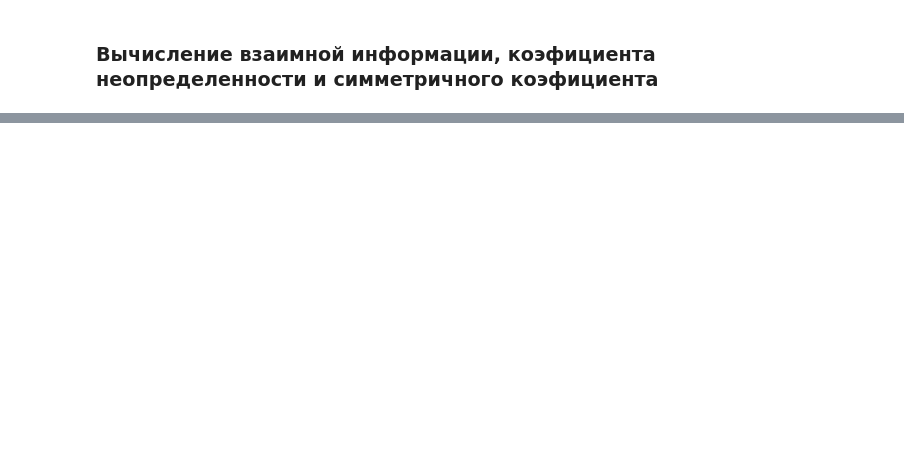
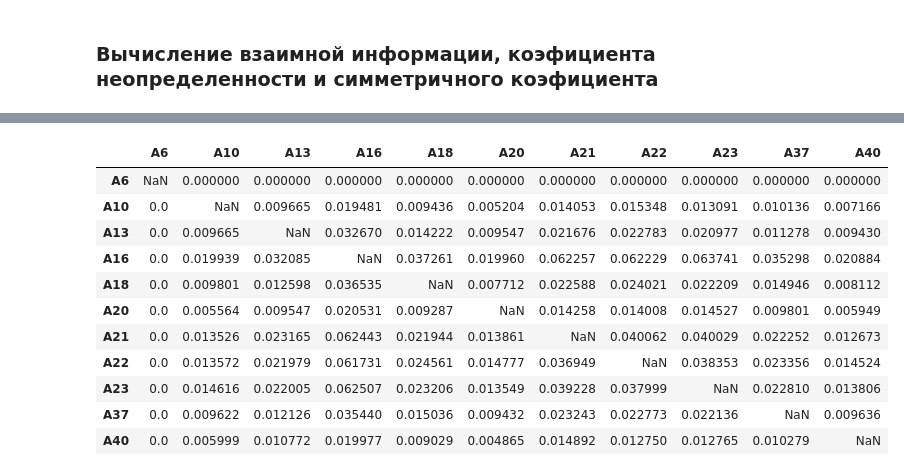
Before and after one commit to catelyn-austen/nstu, a Jupyter notebook: SAND/lab_1/lab_1.ipynb, the cells around one changed output, grey strips where cells are left out. Saved outputs shown, nothing was run; the diff lists cells and outputs as text; code cells hidden in the pictures; blank space fills up the shorter version.

```diff
--- a/SAND/lab_1/lab_1.ipynb
+++ b/SAND/lab_1/lab_1.ipynb
@@ -77,11 +90,11 @@ df_1.head()
 # Проведем дискретизацию с равной частотой количественных данных
 quantiles = [0, 0.2, 0.4, 0.6, 0.8, 1]
 
-for column in df_2:
+for column in df_1.columns[6::]:
     if column != 'A40':
 
         # Получение уникальных квантилей
-        q = df_2[column].quantile(quantiles)
+        q = df_1[column].quantile(quantiles)
         unique_quantiles = q.unique()
         print(unique_quantiles)
 
@@ -89,7 +102,7 @@ for column in df_2:
         arr = []
 
         # сравнение каждого значения дф с границами инт-лов
-        for value in df_2[column]:
+        for value in df_1[column]:
             for i in range(len(unique_quantiles)):
                 if i == 0 and unique_quantiles[i] <= value <= unique_quantiles[i+1]:
                     arr.append(i+1)
@@ -98,11 +111,11 @@ for column in df_2:
                     arr.append(i+1)
 
         # создание нового столбца
-        df_2[f'{column}_dis'] = arr
+        df_1[column] = arr
 
 
 # Вывод результата
-print(df_2)
+df_1.head()
 # %% [output]
 [25.  37.5 40.  47.  50.  72.5]
 [35. 43. 48. 54. 58. 72.]
@@ -207,5 +226,5 @@ A40  0.0  0.027052  0.017369  0.091931  0.002080  0.002237       NaN
 # %%
-# расчет коэф-та неопределенности и симметричный коэф-т
+# расчет коэф-та неопределенности
 
 df_uc = pd.DataFrame(np.zeros((len(columns), len(columns))), index=columns, columns=columns)
 df_su = pd.DataFrame(np.zeros((len(columns), len(columns))), index=columns, columns=columns)
@@ -226,20 +245,8 @@ for x_i in range(len(uniq)):
                 H_y += py * math.log2(py)
             if H_y != 0:
                 df_uc.loc[col1, col2] = df_mi[col1][col2] / -H_y
-
-            # симметричный коэф-т
-            #su = 2 * df_mi[col1][col2] / (df_mi[col1][col1] + df_mi[col2][col2])
-
-            H_x = 0
-            for x in uniq[x_i]:
-                # по формуле из лекции считаем энтропию отклика H(кси)
-                px = len(df_1[df_1[col1] == x]) / 500
-                H_x += px * math.log2(px)
-            df_su.loc[col1, col2] = df_mi[col1][col2] / (-H_x - H_y)
-
         else:
             df_uc.loc[col1, col2] = None
-            df_su.loc[col1, col2] = None
 
-print(df_uc, "\n", df_su)
+print(df_uc)
 # %% [output]
@@ -261,0 +270,15 @@ A40  0.0  0.014002  0.014409  0.023712  0.000903  0.001178       NaN
+# %%
+# расчет коэф-та неопределенности и симметричный коэф-т
+
+for x_i in range(len(uniq)):
+    col1 = columns[x_i]
+    for y_i in range(len(uniq)):
+        col2 = columns[y_i]
+
+        if col1 != col2:
+            df_su.loc[col1, col2] = 2 / (1 / df_uc[col1][col2] + 1 / df_uc[col2][col1])
+
+        else:
+            df_su.loc[col1, col2] = None
+
+print(df_su)
@@ -261,0 +412,15 @@ A40  0.0  0.014002  0.014409  0.023712  0.000903  0.001178       NaN
+# %%
+df_q_mi
+# %% [output]
+|  | A6 | A10 | A13 | A16 | A18 | A20 | A21 | A22 | A23 | A37 | A40 |
+| A6 | NaN | 0.000000 | 0.000000 | 0.000000 | 0.000000 | 0.000000 | 0.000000 | 0.000000 | 0.000000 | 0.000000 | 0.000000 |
+| A10 | 0.0 | NaN | 0.009665 | 0.019481 | 0.009436 | 0.005204 | 0.014053 | 0.015348 | 0.013091 | 0.010136 | 0.007166 |
+| A13 | 0.0 | 0.009665 | NaN | 0.032670 | 0.014222 | 0.009547 | 0.021676 | 0.022783 | 0.020977 | 0.011278 | 0.009430 |
+| A16 | 0.0 | 0.019939 | 0.032085 | NaN | 0.037261 | 0.019960 | 0.062257 | 0.062229 | 0.063741 | 0.035298 | 0.020884 |
+| A18 | 0.0 | 0.009801 | 0.012598 | 0.036535 | NaN | 0.007712 | 0.022588 | 0.024021 | 0.022209 | 0.014946 | 0.008112 |
+| A20 | 0.0 | 0.005564 | 0.009547 | 0.020531 | 0.009287 | NaN | 0.014258 | 0.014008 | 0.014527 | 0.009801 | 0.005949 |
+| A21 | 0.0 | 0.013526 | 0.023165 | 0.062443 | 0.021944 | 0.013861 | NaN | 0.040062 | 0.040029 | 0.022252 | 0.012673 |
+| A22 | 0.0 | 0.013572 | 0.021979 | 0.061731 | 0.024561 | 0.014777 | 0.036949 | NaN | 0.038353 | 0.023356 | 0.014524 |
+| A23 | 0.0 | 0.014616 | 0.022005 | 0.062507 | 0.023206 | 0.013549 | 0.039228 | 0.037999 | NaN | 0.022810 | 0.013806 |
+| A37 | 0.0 | 0.009622 | 0.012126 | 0.035440 | 0.015036 | 0.009432 | 0.023243 | 0.022773 | 0.022136 | NaN | 0.009636 |
+| A40 | 0.0 | 0.005999 | 0.010772 | 0.019977 | 0.009029 | 0.004865 | 0.014892 | 0.012750 | 0.012765 | 0.010279 | NaN |
```
Also changed, not shown: parts of 15 cells of this notebook.
